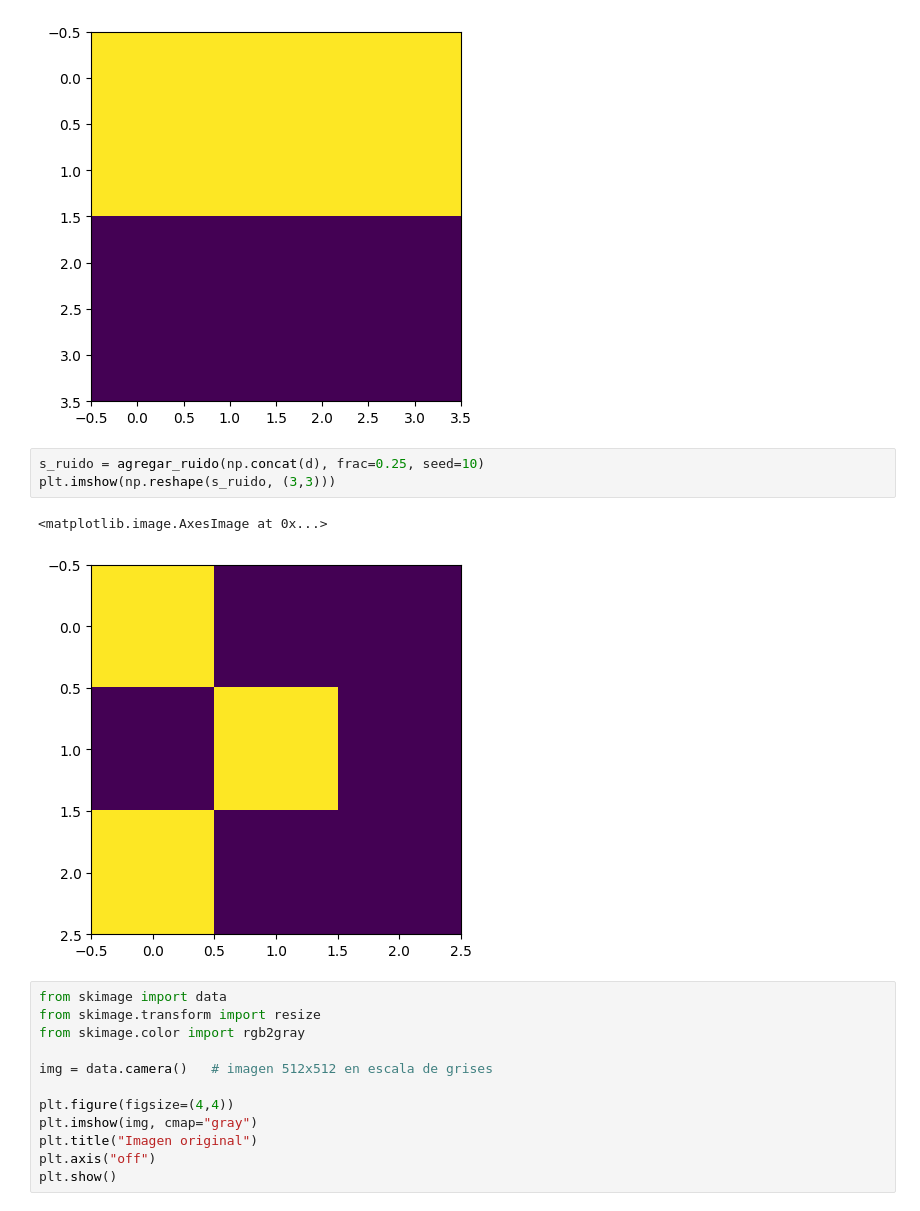
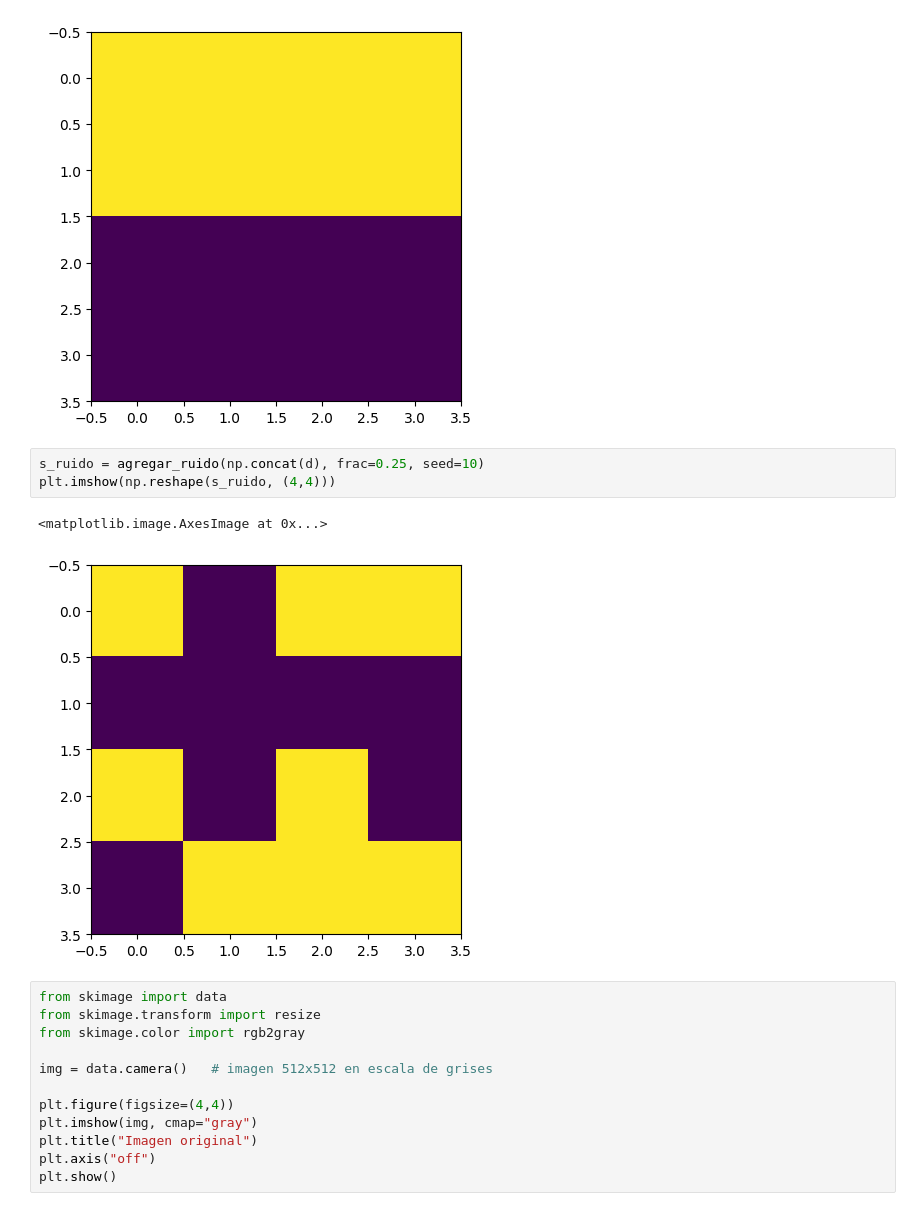
Before and after one commit to CienciaDatosUdea/002_EstudiantesAprendizajeEstadistico, a Jupyter notebook: semestre2026-1/Estudiantes/Moscoso_80/Laboratorios/Lab_13_Hopfield/Laboratorio_13_Hopfield.ipynb, the cells around one changed output. Saved outputs shown, nothing was run; the diff lists cells and outputs as text.

```diff
--- a/semestre2026-1/Estudiantes/Moscoso_80/Laboratorios/Lab_13_Hopfield/Laboratorio_13_Hopfield.ipynb
+++ b/semestre2026-1/Estudiantes/Moscoso_80/Laboratorios/Lab_13_Hopfield/Laboratorio_13_Hopfield.ipynb
@@ -210,10 +210,10 @@ plt.imshow(h)
 [figure]
 # %%
 s_ruido = agregar_ruido(np.concat(d), frac=0.25, seed=10)
-plt.imshow(np.reshape(s_ruido, (3,3)))
+plt.imshow(np.reshape(s_ruido, (4,4)))
 # %% [output]
 <matplotlib.image.AxesImage at 0x...>
-[figure, old version]
+[figure, new version]
 # %%
 from skimage import data
 from skimage.transform import resize
```
Also changed, not shown: parts of 11 cells of this notebook, 5 other files.
